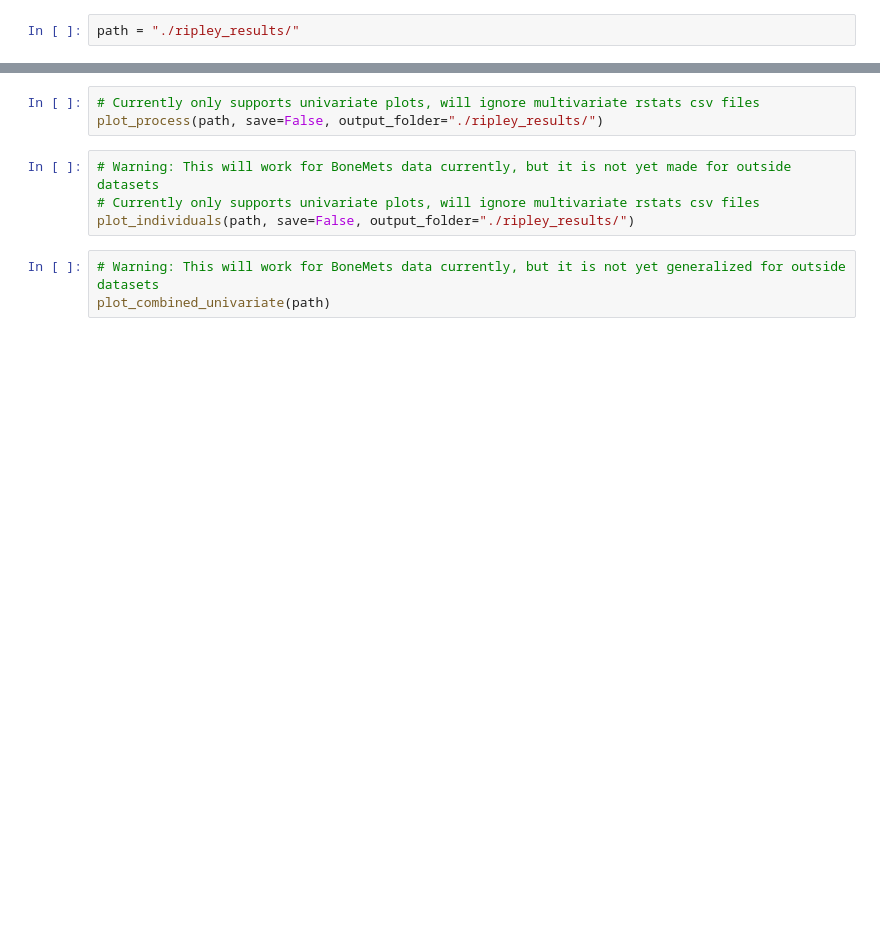
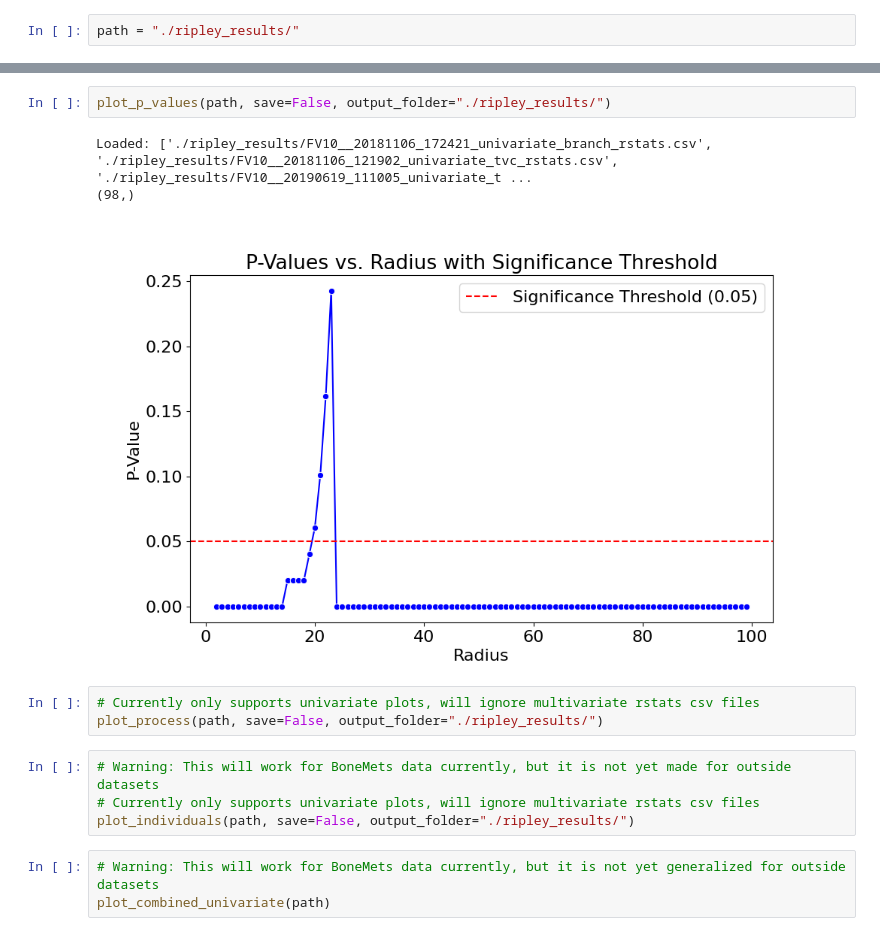
Before and after one commit to dkermany/mdspacer, a Jupyter notebook: ipynb/plot_rstats.ipynb, the cells around one changed output, grey strips where cells are left out. Cells and saved outputs as stored; diff of their text form; blank space fills up the shorter version.

```diff
--- a/ipynb/plot_rstats.ipynb
+++ b/ipynb/plot_rstats.ipynb
@@ -6,3 +123,9 @@ path = "./ripley_results/"
+# %%
+plot_p_values(path, save=False, output_folder="./ripley_results/")
+# %% [output]
+Loaded: ['./ripley_results/FV10__20181106_172421_univariate_branch_rstats.csv', './ripley_results/FV10__20181106_121902_univariate_tvc_rstats.csv', './ripley_results/FV10__20190619_111005_univariate_t ...
+(98,)
+[figure, added]
 # %%
 # Currently only supports univariate plots, will ignore multivariate rstats csv files
 plot_process(path, save=False, output_folder="./ripley_results/")
```
Also changed, not shown: parts of 2 cells of this notebook, 2 other files.
